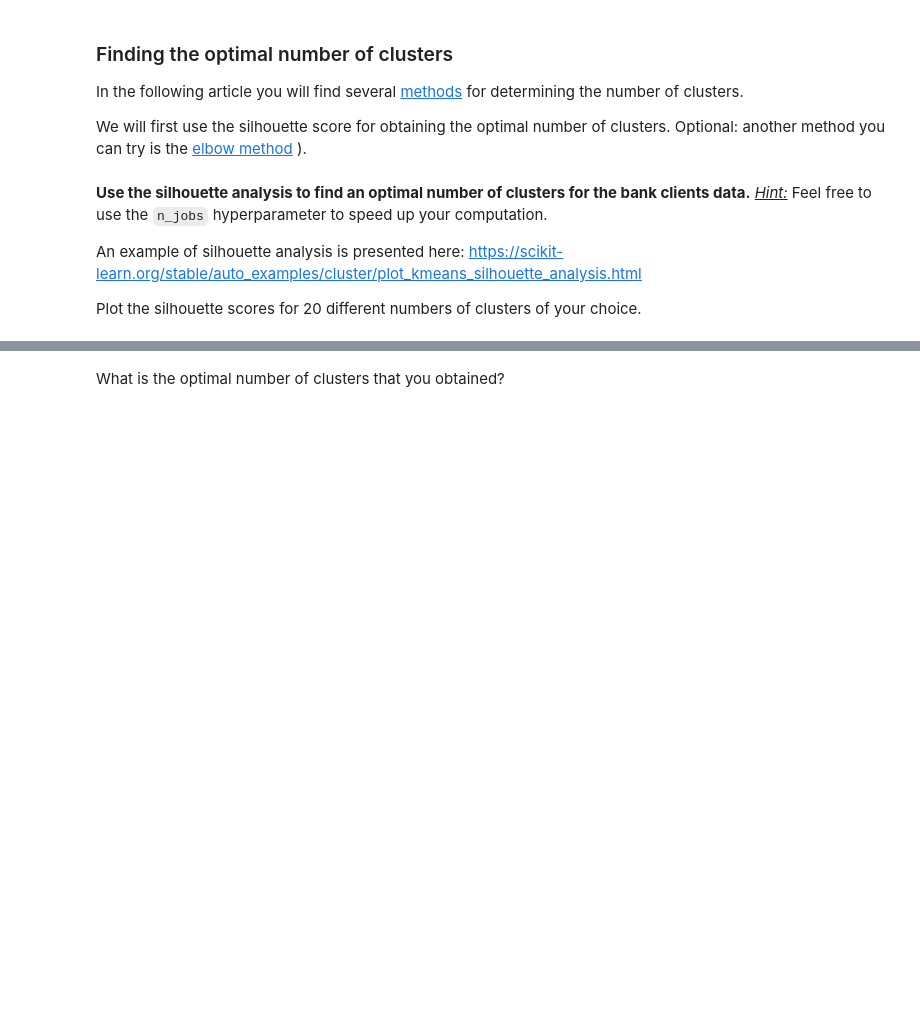
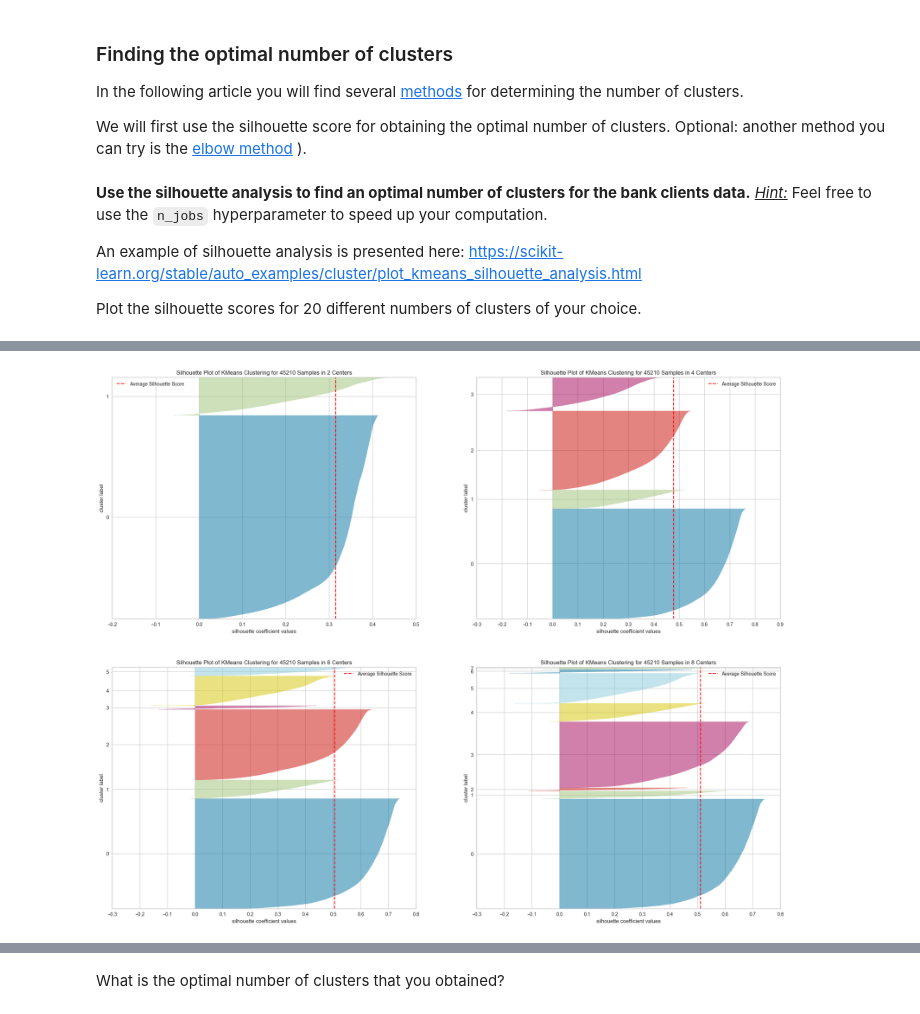
Before and after one commit to Emeline-C-C/ML_campusskills, a Jupyter notebook: ML2_Classification et Clustering/ML2.3_clustering_intro/notebook/Clustering_v2.ipynb, the cells around one changed output, grey strips where cells are left out. Drawn from its saved outputs; the diff is of its cells as text; code cells hidden in the pictures; blank space fills up the shorter version.

```diff
--- a/ML2_Classification et Clustering/ML2.3_clustering_intro/notebook/Clustering_v2.ipynb
+++ b/ML2_Classification et Clustering/ML2.3_clustering_intro/notebook/Clustering_v2.ipynb
@@ -353,0 +443,22 @@ Plot the silhouette scores for 20 different numbers of clusters of your choice.
+# %%
+from sklearn.metrics import silhouette_samples, silhouette_score
+from yellowbrick.cluster import SilhouetteVisualizer
+fig, ax = plt.subplots(2, 2, figsize=(25,20))
+axli = ax.flatten()
+j = 0
+for i in [ 2,4,6,8]:
+  '''
+    Create KMeans instance for different number of clusters
+  '''
+  km = KMeans(n_clusters=i,random_state=42)
+  '''
+  Create SilhouetteVisualizer instance with KMeans instance
+  Fit the visualizer
+  '''
+  visualizer = SilhouetteVisualizer(km, colors='yellowbrick',
+               ax=   axli[j] )
+  visualizer.fit(df_norm)
+  visualizer.finalize()
+  j+=1
+# %% [output]
+[figure, added]
```
Also changed, not shown: parts of 63 cells of this notebook, 1 other file.
